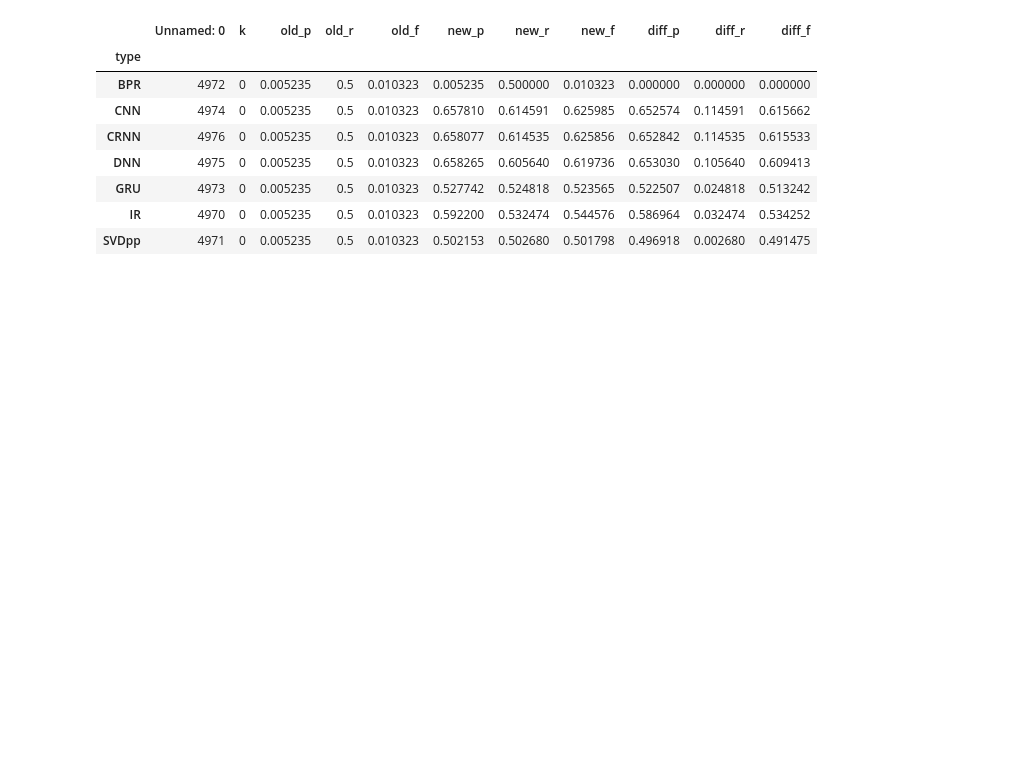
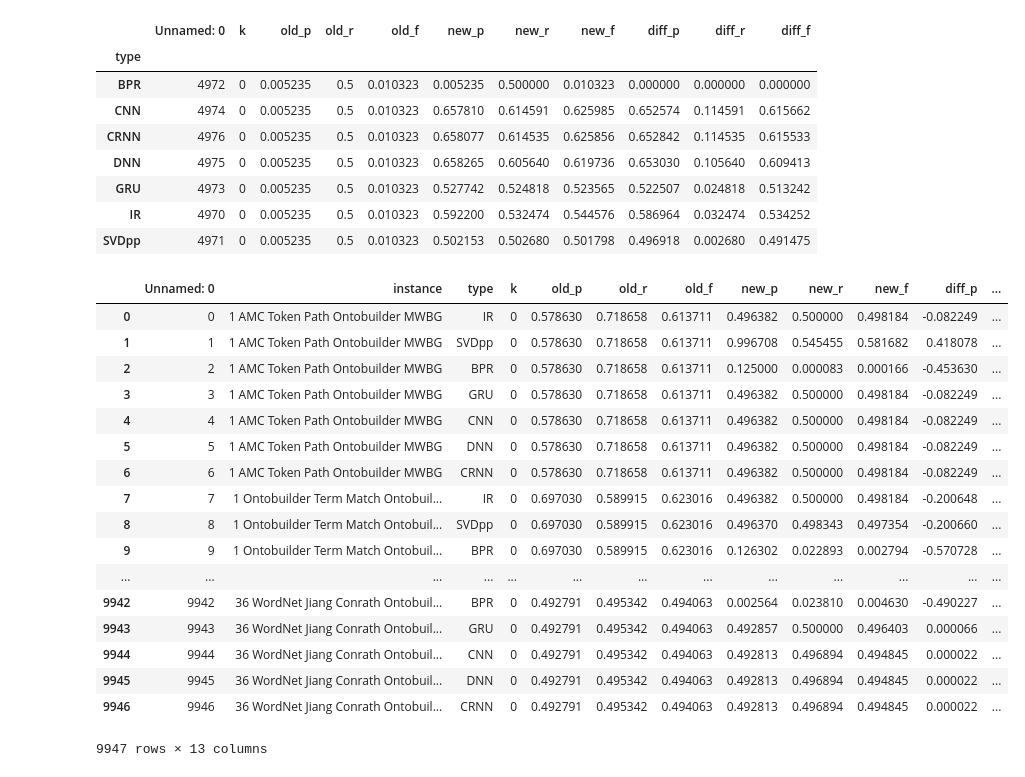
Before and after one commit to shraga89/DSMA, a Jupyter notebook: results/Untitled.ipynb, the cells around one changed output. Drawn from its saved outputs; the diff is of its cells as text; code cells hidden in the pictures; blank space fills up the shorter version.

```diff
--- a/results/Untitled.ipynb
+++ b/results/Untitled.ipynb
@@ -63,4 +63,25 @@ res_adapt.groupby('type').mean()
 | GRU | 4973 | 0 | 0.005235 | 0.5 | 0.010323 | 0.527742 | 0.524818 | 0.523565 | 0.522507 | 0.024818 | 0.513242 |
 | IR | 4970 | 0 | 0.005235 | 0.5 | 0.010323 | 0.592200 | 0.532474 | 0.544576 | 0.586964 | 0.032474 | 0.534252 |
 | SVDpp | 4971 | 0 | 0.005235 | 0.5 | 0.010323 | 0.502153 | 0.502680 | 0.501798 | 0.496918 | 0.002680 | 0.491475 |
+# %%
+res_adapt
+# %% [output]
+|  | Unnamed: 0 | instance | type | k | old_p | old_r | old_f | new_p | new_r | new_f | diff_p | ... |
+| 0 | 0 | 1 AMC Token Path Ontobuilder MWBG | IR | 0 | 0.578630 | 0.718658 | 0.613711 | 0.496382 | 0.500000 | 0.498184 | -0.082249 | ... |
+| 1 | 1 | 1 AMC Token Path Ontobuilder MWBG | SVDpp | 0 | 0.578630 | 0.718658 | 0.613711 | 0.996708 | 0.545455 | 0.581682 | 0.418078 | ... |
+| 2 | 2 | 1 AMC Token Path Ontobuilder MWBG | BPR | 0 | 0.578630 | 0.718658 | 0.613711 | 0.125000 | 0.000083 | 0.000166 | -0.453630 | ... |
+| 3 | 3 | 1 AMC Token Path Ontobuilder MWBG | GRU | 0 | 0.578630 | 0.718658 | 0.613711 | 0.496382 | 0.500000 | 0.498184 | -0.082249 | ... |
+| 4 | 4 | 1 AMC Token Path Ontobuilder MWBG | CNN | 0 | 0.578630 | 0.718658 | 0.613711 | 0.496382 | 0.500000 | 0.498184 | -0.082249 | ... |
+| 5 | 5 | 1 AMC Token Path Ontobuilder MWBG | DNN | 0 | 0.578630 | 0.718658 | 0.613711 | 0.496382 | 0.500000 | 0.498184 | -0.082249 | ... |
+| 6 | 6 | 1 AMC Token Path Ontobuilder MWBG | CRNN | 0 | 0.578630 | 0.718658 | 0.613711 | 0.496382 | 0.500000 | 0.498184 | -0.082249 | ... |
+| 7 | 7 | 1 Ontobuilder Term Match Ontobuil... | IR | 0 | 0.697030 | 0.589915 | 0.623016 | 0.496382 | 0.500000 | 0.498184 | -0.200648 | ... |
+| 8 | 8 | 1 Ontobuilder Term Match Ontobuil... | SVDpp | 0 | 0.697030 | 0.589915 | 0.623016 | 0.496370 | 0.498343 | 0.497354 | -0.200660 | ... |
+| 9 | 9 | 1 Ontobuilder Term Match Ontobuil... | BPR | 0 | 0.697030 | 0.589915 | 0.623016 | 0.126302 | 0.022893 | 0.002794 | -0.570728 | ... |
+| ... | ... | ... | ... | ... | ... | ... | ... | ... | ... | ... | ... | ... |
+| 9942 | 9942 | 36 WordNet Jiang Conrath Ontobuil... | BPR | 0 | 0.492791 | 0.495342 | 0.494063 | 0.002564 | 0.023810 | 0.004630 | -0.490227 | ... |
+| 9943 | 9943 | 36 WordNet Jiang Conrath Ontobuil... | GRU | 0 | 0.492791 | 0.495342 | 0.494063 | 0.492857 | 0.500000 | 0.496403 | 0.000066 | ... |
+| 9944 | 9944 | 36 WordNet Jiang Conrath Ontobuil... | CNN | 0 | 0.492791 | 0.495342 | 0.494063 | 0.492813 | 0.496894 | 0.494845 | 0.000022 | ... |
+| 9945 | 9945 | 36 WordNet Jiang Conrath Ontobuil... | DNN | 0 | 0.492791 | 0.495342 | 0.494063 | 0.492813 | 0.496894 | 0.494845 | 0.000022 | ... |
+| 9946 | 9946 | 36 WordNet Jiang Conrath Ontobuil... | CRNN | 0 | 0.492791 | 0.495342 | 0.494063 | 0.492813 | 0.496894 | 0.494845 | 0.000022 | ... |
+9947 rows × 13 columns
 # %%
```
Also changed, not shown: parts of 4 cells of this notebook, 1 other file.
